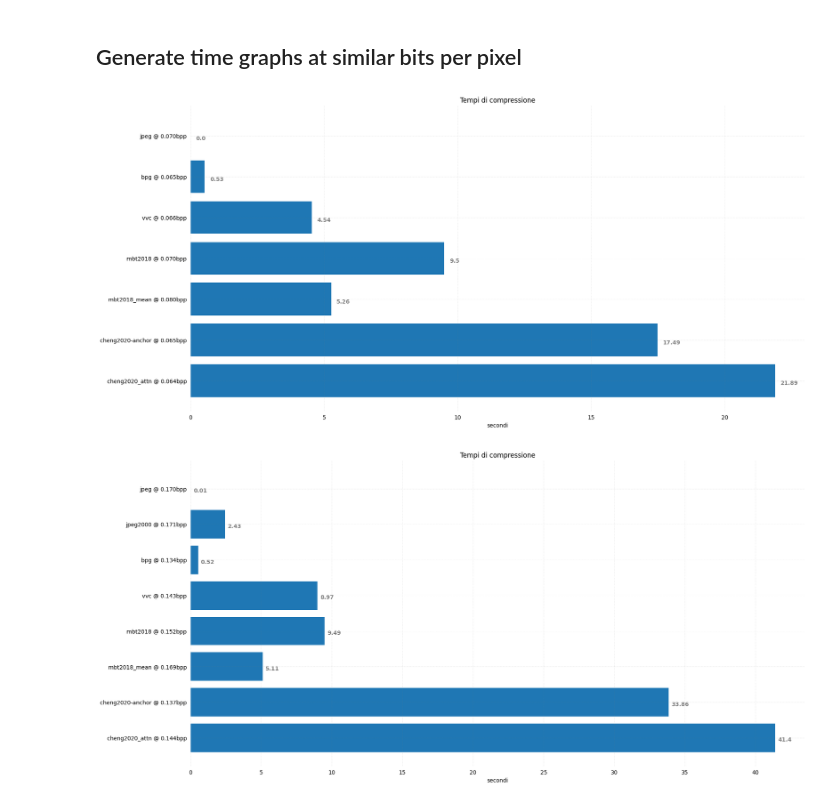
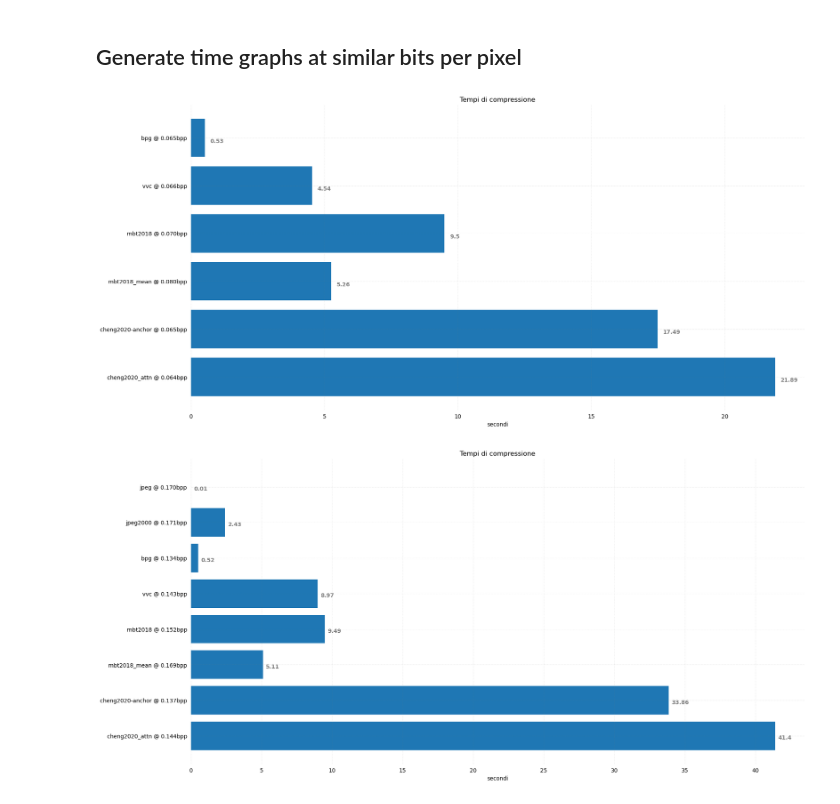
Before and after one commit to ilofX/ImageCompressionAI, a Jupyter notebook: GraphCreator.ipynb, the cells around one changed output. Saved outputs shown, nothing was run; the diff lists cells and outputs as text; code cells hidden in the pictures.

```diff
--- a/GraphCreator.ipynb
+++ b/GraphCreator.ipynb
@@ -37,30 +37,29 @@ else:
 ## Generate time graphs at similar bits per pixel
 # %%
 Data={  #With 0.07bpp of average
-    'jpeg @ 0.070bpp':0,
     'bpg @ 0.065bpp':0.5280023061249892,
     'vvc @ 0.066bpp':4.541487402041646,
     'mbt2018 @ 0.070bpp':9.498879518833368,
     'mbt2018_mean @ 0.080bpp':5.259524400708567,
     'cheng2020-anchor @ 0.065bpp':17.488597066375103,
     'cheng2020_attn @ 0.064bpp':21.889943186624958
 }
 fig, ax = pyplot.subplots(figsize =(20, 10))
 ax.barh(list(Data.keys()), list(Data.values()))
 for s in ['top', 'bottom', 'left', 'right']:
     ax.spines[s].set_visible(False)
 ax.xaxis.set_ticks_position('none')
 ax.yaxis.set_ticks_position('none')
 ax.grid(color ='grey',linestyle ='-.', linewidth = 0.5,alpha = 0.2)
 ax.invert_yaxis()
 for i in ax.patches:
     pyplot.text(i.get_width()+0.2, i.get_y()+0.5,str(round((i.get_width()), 2)),fontsize = 10, fontweight ='bold',color ='grey')
 ax.set_title('Tempi di compressione',loc ='center',)
 ax.set_xlabel('secondi')
 ax.set_facecolor('white')
 fig.savefig(metrics_path+'/times@0.07bpp.png')
 # %% [output]
-[figure, old version]
+[figure, new version]
 # %%
 Data={  #With 0.16bpp of average
     'jpeg @ 0.170bpp':0.014527402875046391,
```
Also changed, not shown: parts of 7 cells of this notebook.
